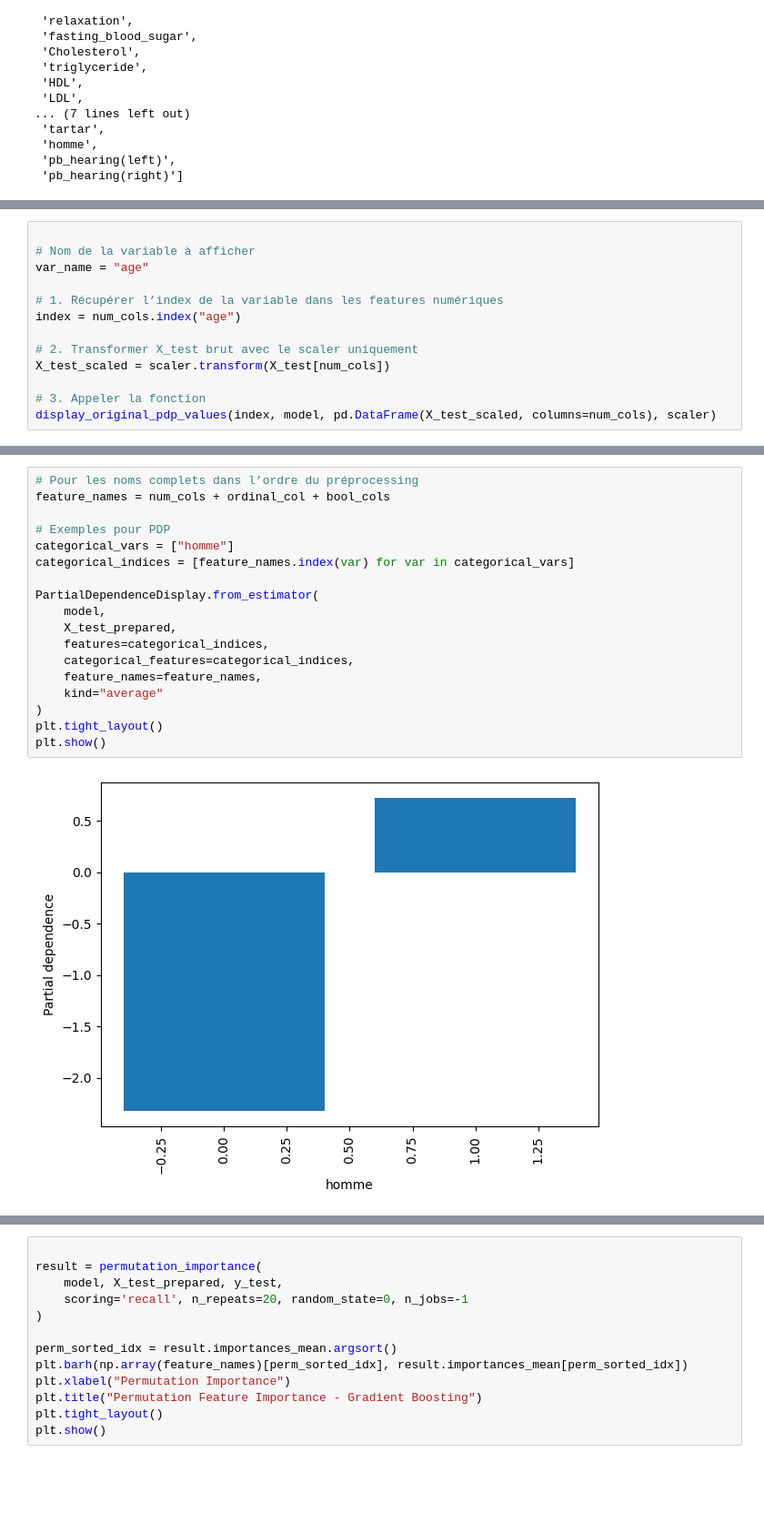
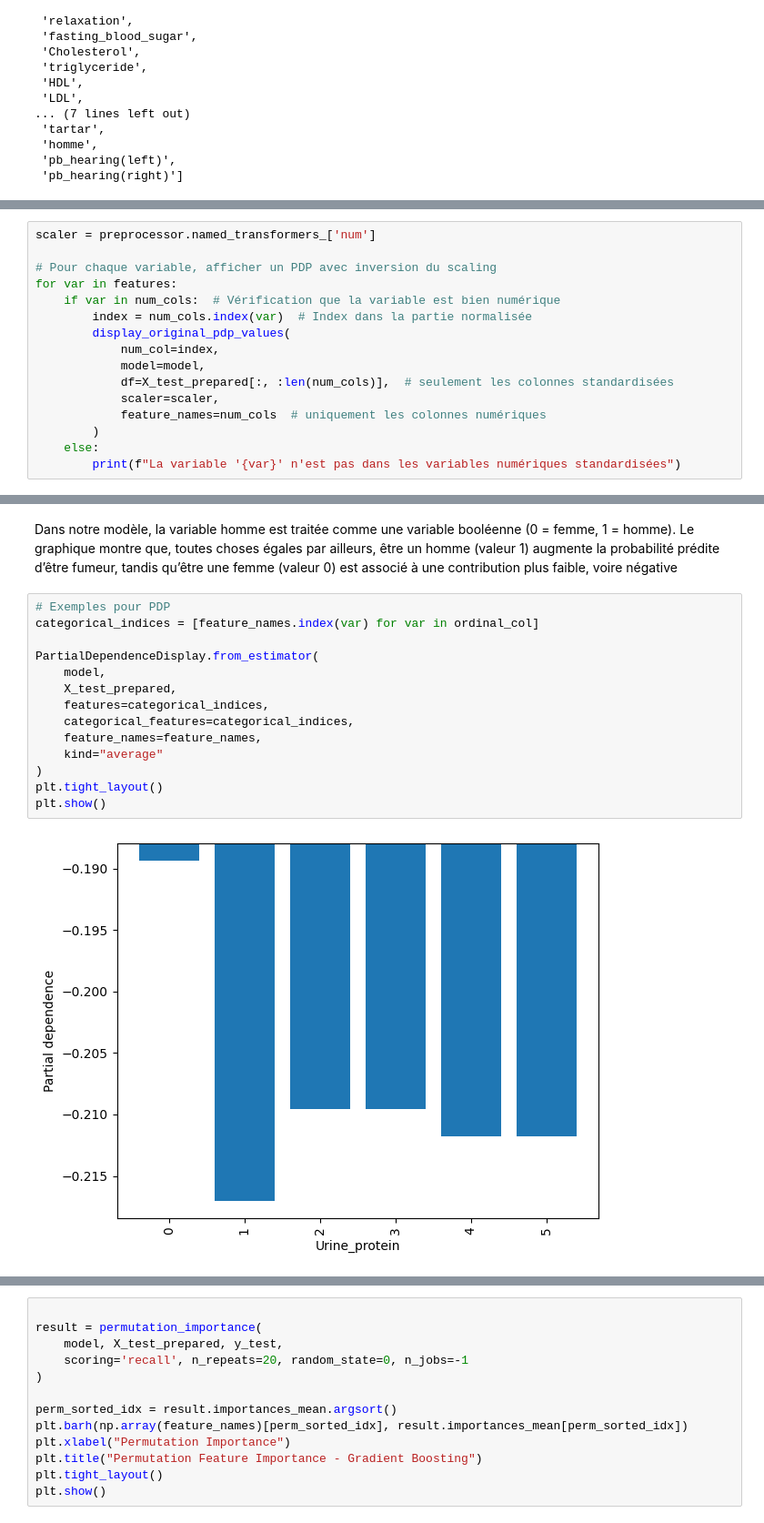
Before and after one commit to isabel6198/svm_tabac, a Jupyter notebook: notebooks/03_interpretation.ipynb, the cells around one changed output, grey strips where cells are left out. Shown: that part at 91% size. Saved outputs shown, nothing was run; the diff lists cells and outputs as text; blank space fills up the shorter version.

Commit message:
notebook 03_interpretation, premiers tests

```diff
--- a/notebooks/03_interpretation.ipynb
+++ b/notebooks/03_interpretation.ipynb
@@ -219,13 +214,0 @@ num_cols.index("age")
-# %%
-
-# Nom de la variable à afficher
-var_name = "age"
-
-# 1. Récupérer l’index de la variable dans les features numériques
-index = num_cols.index("age")
-
-# 2. Transformer X_test brut avec le scaler uniquement
-X_test_scaled = scaler.transform(X_test[num_cols])
-
-# 3. Appeler la fonction
-display_original_pdp_values(index, model, pd.DataFrame(X_test_scaled, columns=num_cols), scaler)
@@ -233,0 +215,16 @@ NameError: name 'scaler' is not defined
+# %%
+scaler = preprocessor.named_transformers_['num']
+
+# Pour chaque variable, afficher un PDP avec inversion du scaling
+for var in features:
+    if var in num_cols:  # Vérification que la variable est bien numérique
+        index = num_cols.index(var)  # Index dans la partie normalisée
+        display_original_pdp_values(
+            num_col=index,
+            model=model,
+            df=X_test_prepared[:, :len(num_cols)],  # seulement les colonnes standardisées
+            scaler=scaler,
+            feature_names=num_cols  # uniquement les colonnes numériques
+        )
+    else:
+        print(f"La variable '{var}' n'est pas dans les variables numériques standardisées")
@@ -236,21 +263,21 @@ NameError: name 'scaler' is not defined
+# %% [markdown]
+Dans notre modèle, la variable homme est traitée comme une variable booléenne (0 = femme, 1 = homme).
+Le graphique montre que, toutes choses égales par ailleurs, être un homme (valeur 1) augmente la probabilité prédite d’être fumeur,
+tandis qu’être une femme (valeur 0) est associé à une contribution plus faible, voire négative
 # %%
-# Pour les noms complets dans l’ordre du préprocessing
-feature_names = num_cols + ordinal_col + bool_cols
-
 # Exemples pour PDP
-categorical_vars = ["homme"]
-categorical_indices = [feature_names.index(var) for var in categorical_vars]
+categorical_indices = [feature_names.index(var) for var in ordinal_col]
 
 PartialDependenceDisplay.from_estimator(
     model,
     X_test_prepared,
     features=categorical_indices,
     categorical_features=categorical_indices,
     feature_names=feature_names,
     kind="average"
 )
 plt.tight_layout()
 plt.show()
 # %% [output]
-[figure, old version]
+[figure, new version]
 # %% [markdown]
```
Also changed, not shown: parts of 19 cells of this notebook.
